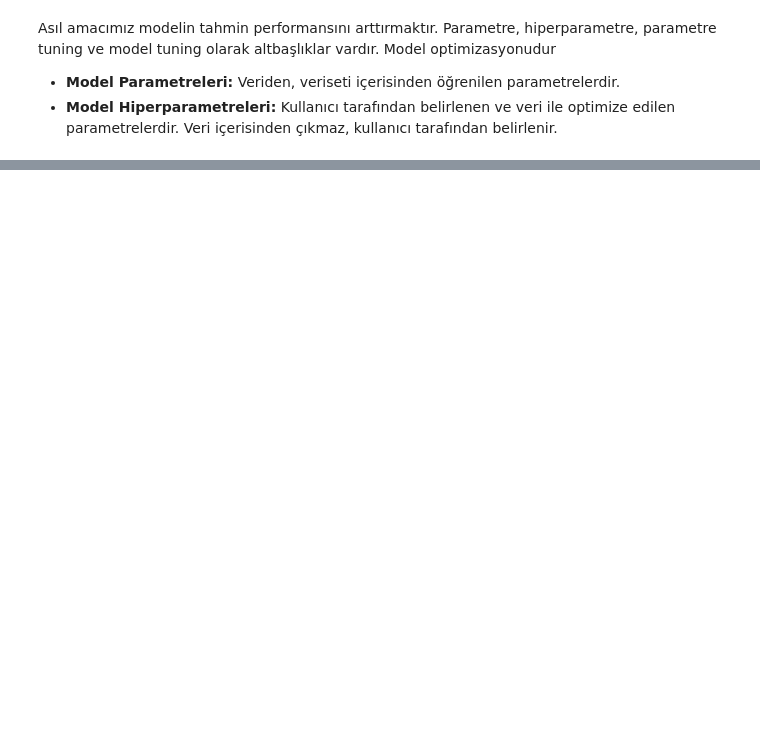
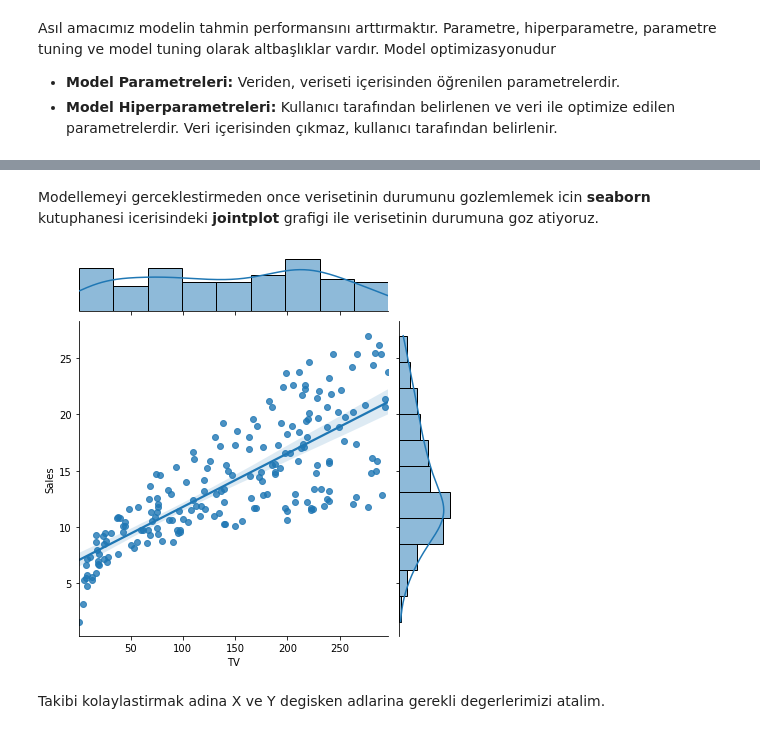
Before and after one commit to eabalta/data_science_notes, a Jupyter notebook: 6 - Makine Ogrenmesi.ipynb, the cells around one changed output, grey strips where cells are left out. Saved outputs shown, nothing was run; the diff lists cells and outputs as text; code cells hidden in the pictures; blank space fills up the shorter version.

```diff
--- a/6 - Makine Ogrenmesi.ipynb
+++ b/6 - Makine Ogrenmesi.ipynb
@@ -145,0 +190,4 @@ Asıl amacımız modelin tahmin performansını arttırmaktır. Parametre, hiper
+# %%
+import pandas as pd
+df = pd.read_csv("./csv/Advertising.csv")
+df.head()
@@ -145,0 +201,9 @@ Asıl amacımız modelin tahmin performansını arttırmaktır. Parametre, hiper
+# %% [markdown]
+Modellemeyi gerceklestirmeden once verisetinin durumunu gozlemlemek icin **seaborn** kutuphanesi icerisindeki **jointplot** grafigi ile verisetinin durumuna goz atiyoruz.
+# %%
+import seaborn as sns
+sns.jointplot(x="TV",y="Sales",data=df, kind="reg");
+# %% [output]
+[figure, added]
+# %% [markdown]
+Takibi kolaylastirmak adina X ve Y degisken adlarina gerekli degerlerimizi atalim.
```
Also changed, not shown: parts of 19 cells of this notebook.
